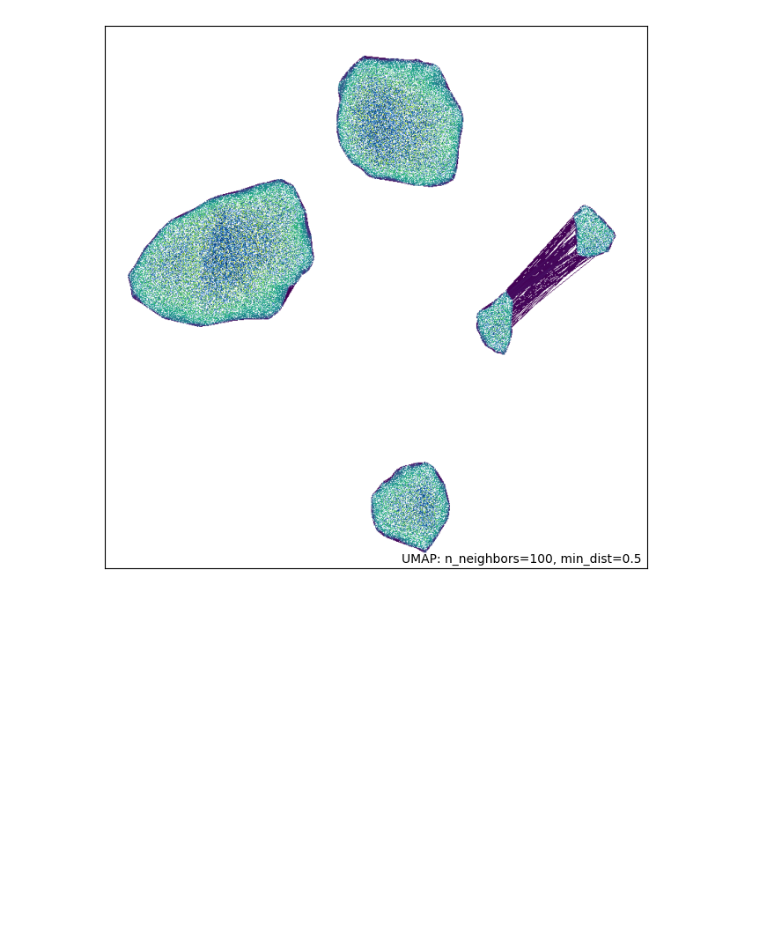
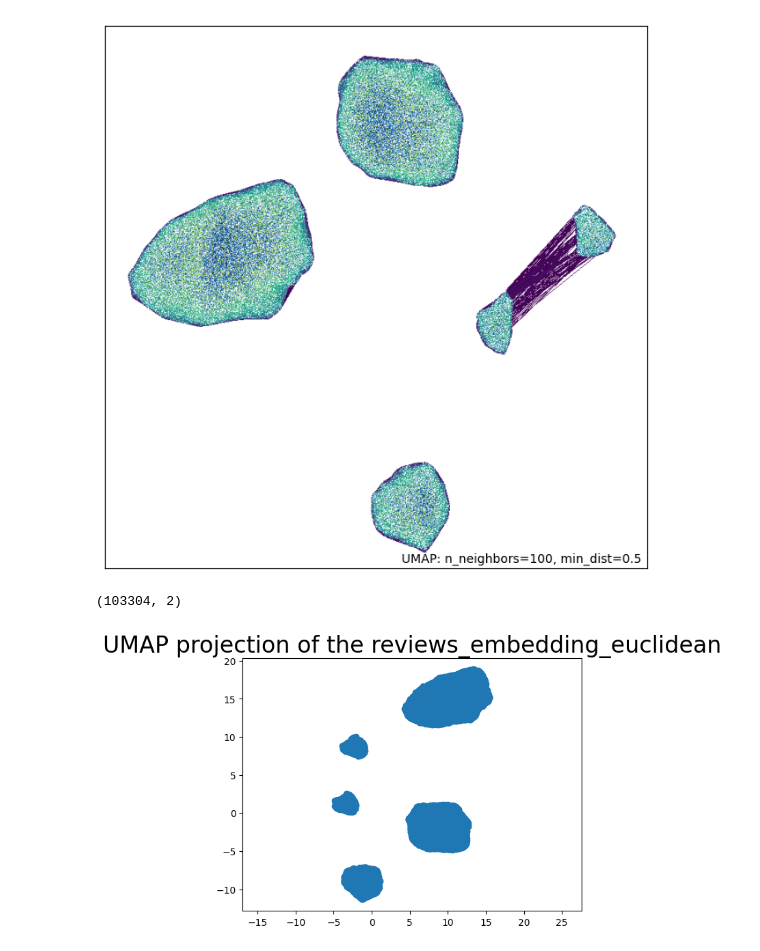
Before and after one commit to pkarthikeya1/Automated-Text-Clustering-and-Keyword-Extraction-for-Customer-Review-Insights, a Jupyter notebook: notebooks/03_data_transformation.ipynb, the cells around one changed output. Drawn from its saved outputs; the diff is of its cells as text; code cells hidden in the pictures; blank space fills up the shorter version.

```diff
--- a/notebooks/03_data_transformation.ipynb
+++ b/notebooks/03_data_transformation.ipynb
@@ -357,3 +362,18 @@ plot.connectivity(reducer, show_points=True, edge_cmap= 'viridis')
 plt.show()
 # %% [output]
 [figure]
+# %%
+reducer_euclidean = umap.UMAP(n_neighbors = 100, min_dist = 0.5, random_state=42)
+embeddings_euclidean = reducer_euclidean.fit_transform(train_data)
+embeddings_euclidean.shape
+# %% [output]
+(103304, 2)
+# %%
+plt.scatter(
+    embeddings_euclidean[:, 0],
+    embeddings_euclidean[:, 1],
+   )
+plt.gca().set_aspect('equal', 'datalim')
+plt.title('UMAP projection of the reviews_embedding_euclidean', fontsize=24);
+# %% [output]
+[figure, added]
```
Also changed, not shown: parts of 6 cells of this notebook, 10 other files.
